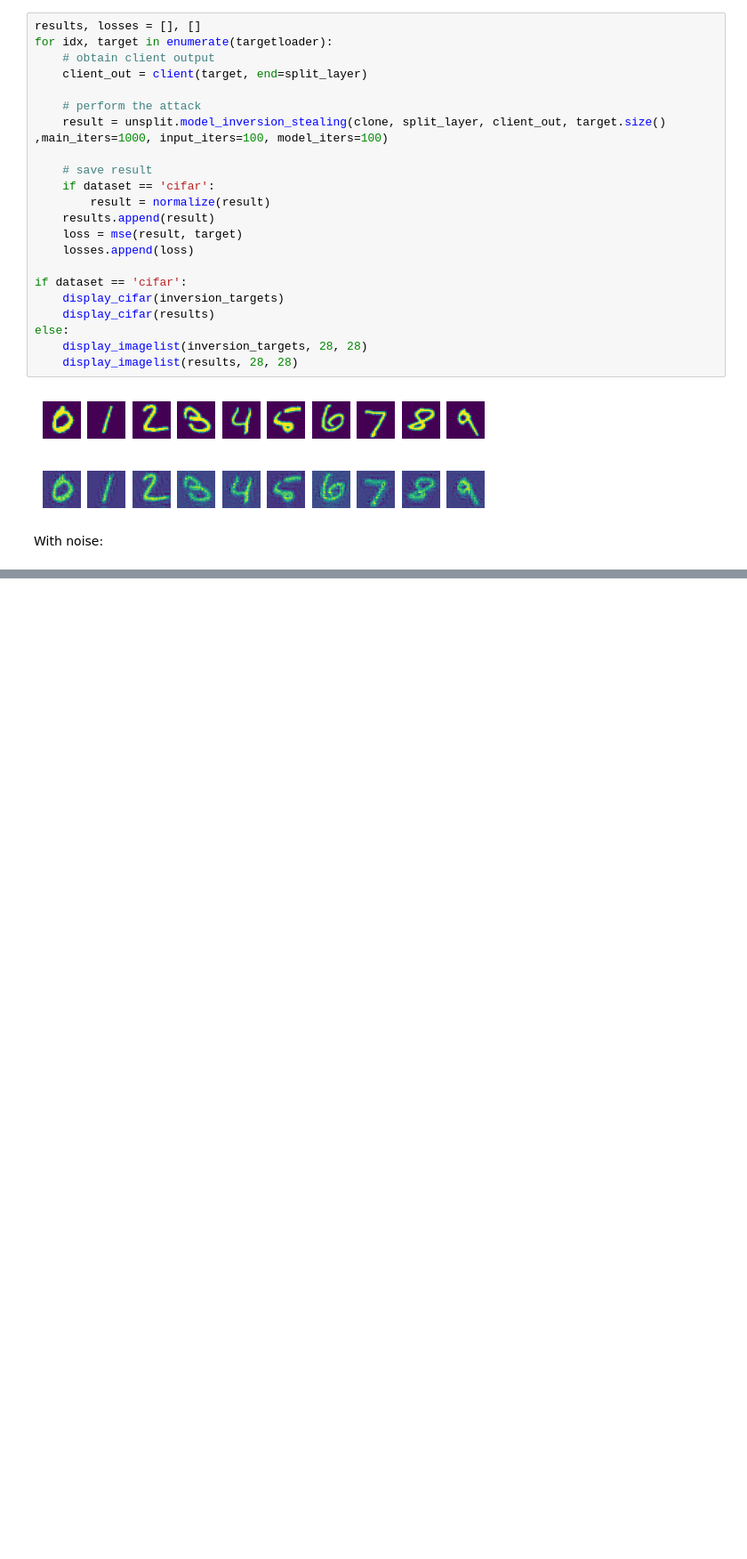
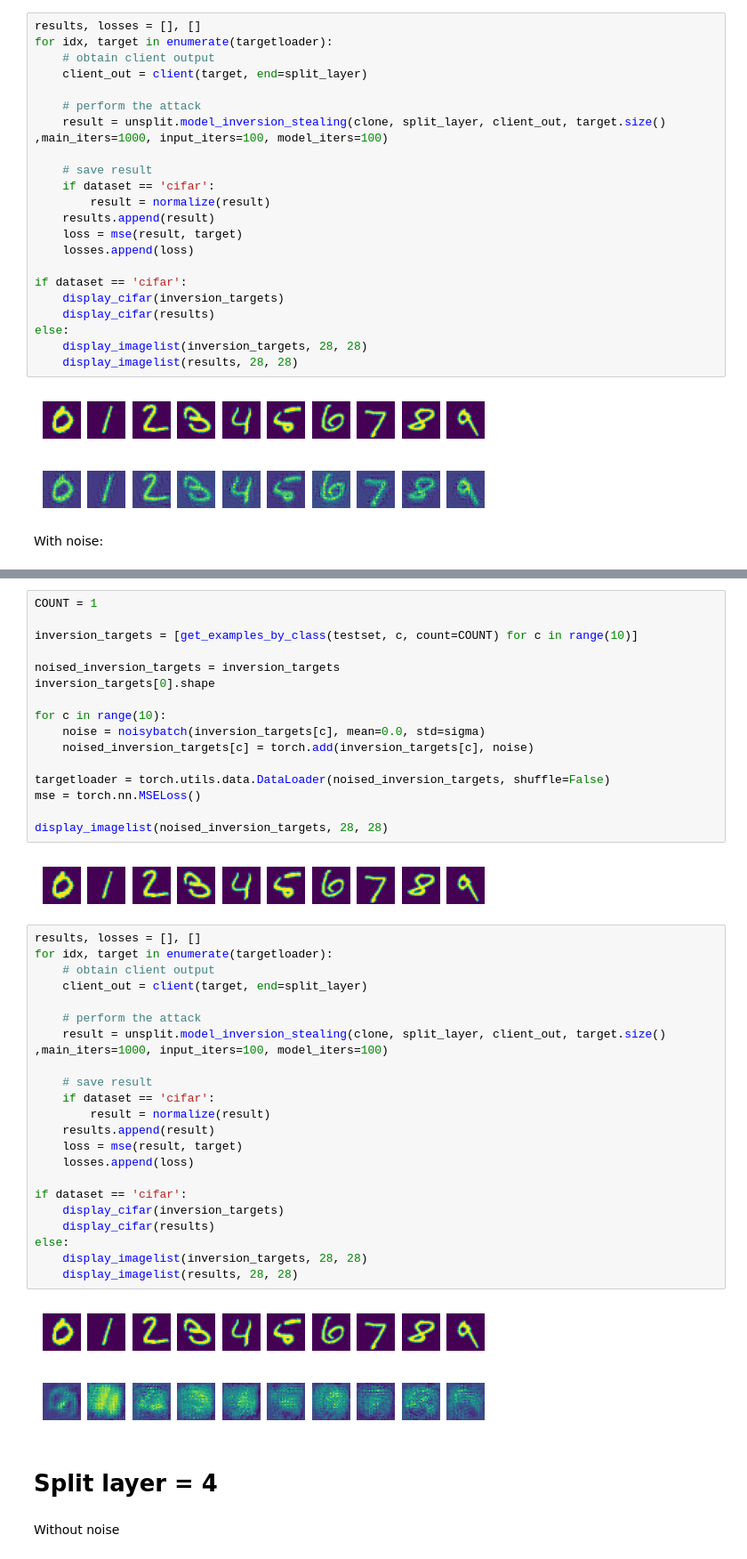
Before and after one commit to Andron00e/private-knowledge, a Jupyter notebook: unsplit/differential_privacy.ipynb, the cells around one changed output, grey strips where cells are left out. Shown at 89% size. Drawn from its saved outputs; the diff is of its cells as text; blank space fills up the shorter version.

```diff
--- a/unsplit/differential_privacy.ipynb
+++ b/unsplit/differential_privacy.ipynb
@@ -311,0 +495,47 @@ else:
+# %%
+COUNT = 1
+
+inversion_targets = [get_examples_by_class(testset, c, count=COUNT) for c in range(10)]
+
+noised_inversion_targets = inversion_targets
+inversion_targets[0].shape
+
+for c in range(10):
+    noise = noisybatch(inversion_targets[c], mean=0.0, std=sigma)
+    noised_inversion_targets[c] = torch.add(inversion_targets[c], noise)
+
+targetloader = torch.utils.data.DataLoader(noised_inversion_targets, shuffle=False)
+mse = torch.nn.MSELoss()
+
+display_imagelist(noised_inversion_targets, 28, 28)
+# %% [output]
+[figure, added]
+# %%
+results, losses = [], []
+for idx, target in enumerate(targetloader):
+    # obtain client output
+    client_out = client(target, end=split_layer)
+
+    # perform the attack
+    result = unsplit.model_inversion_stealing(clone, split_layer, client_out, target.size() ,main_iters=1000, input_iters=100, model_iters=100)
+
+    # save result
+    if dataset == 'cifar':
+        result = normalize(result)
+    results.append(result)
+    loss = mse(result, target)
+    losses.append(loss)
+
+if dataset == 'cifar':
+    display_cifar(inversion_targets)
+    display_cifar(results)
+else:
+    display_imagelist(inversion_targets, 28, 28)
+    display_imagelist(results, 28, 28)
+# %% [output]
+[figure, added]
+[figure, added]
+# %% [markdown]
+# Split layer = 4
+# %% [markdown]
+ Without noise
```
Also changed, not shown: parts of 38 cells of this notebook.
